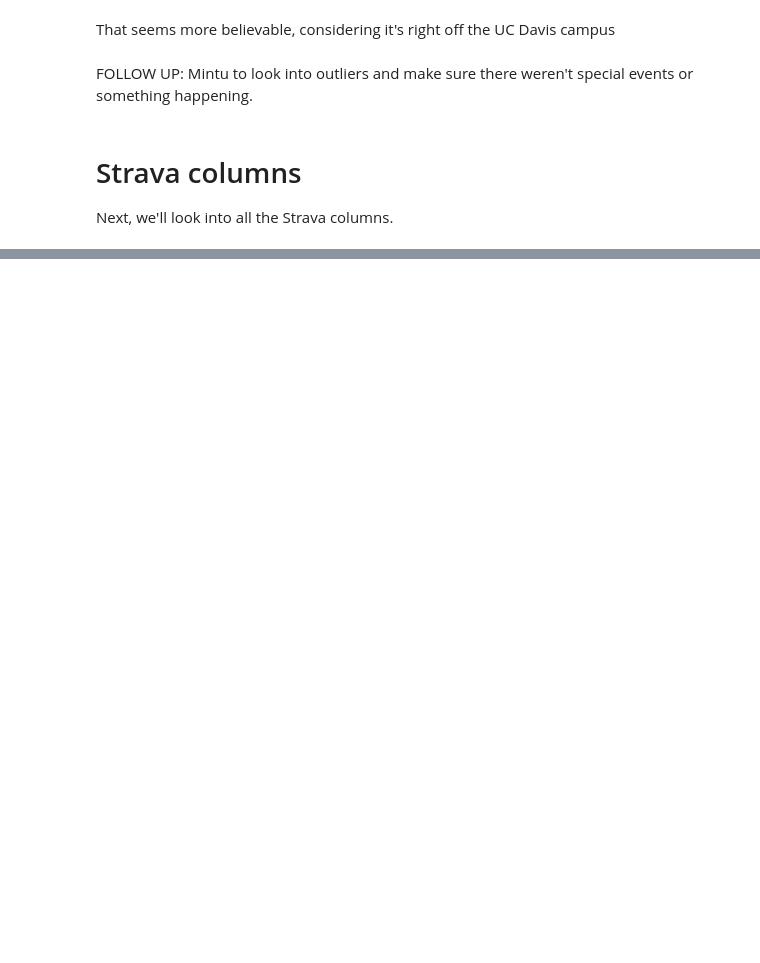
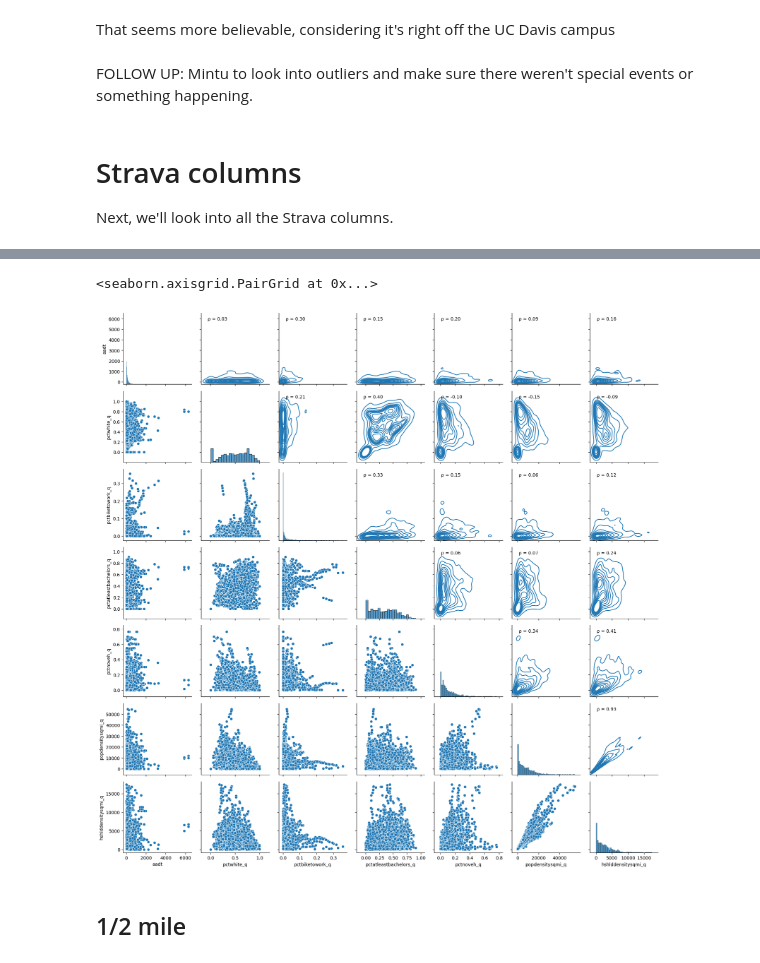
Before and after one commit to mintu07ruet/Bike-Exposure-Modeling, a Jupyter notebook: eval/evaluate_count_sites.ipynb, the cells around one changed output, grey strips where cells are left out. Saved outputs shown, nothing was run; the diff lists cells and outputs as text; code cells hidden in the pictures; blank space fills up the shorter version.

```diff
--- a/eval/evaluate_count_sites.ipynb
+++ b/eval/evaluate_count_sites.ipynb
@@ -150,0 +186,5 @@ strava_long.groupby(['tdg_id', 'year', 'strava_variable', 'strava_direction', 's
+# %%
+surrounding_cols_q = [c.format(dist='q') for c in surrounding_cols_template
+                     if c not in ['empnum_density_{dist}', 'nearbyuniversity_{dist}']]
+
+count_data[surrounding_cols_q].isnull().sum()
@@ -150,0 +199,7 @@ strava_long.groupby(['tdg_id', 'year', 'strava_variable', 'strava_direction', 's
+# %%
+pretty_pair_plot(count_data[['aadt'] + surrounding_cols_q])
+# %% [output]
+<seaborn.axisgrid.PairGrid at 0x...>
+[figure, added]
+# %% [markdown]
+## 1/2 mile
```
Also changed, not shown: parts of 33 cells of this notebook.
